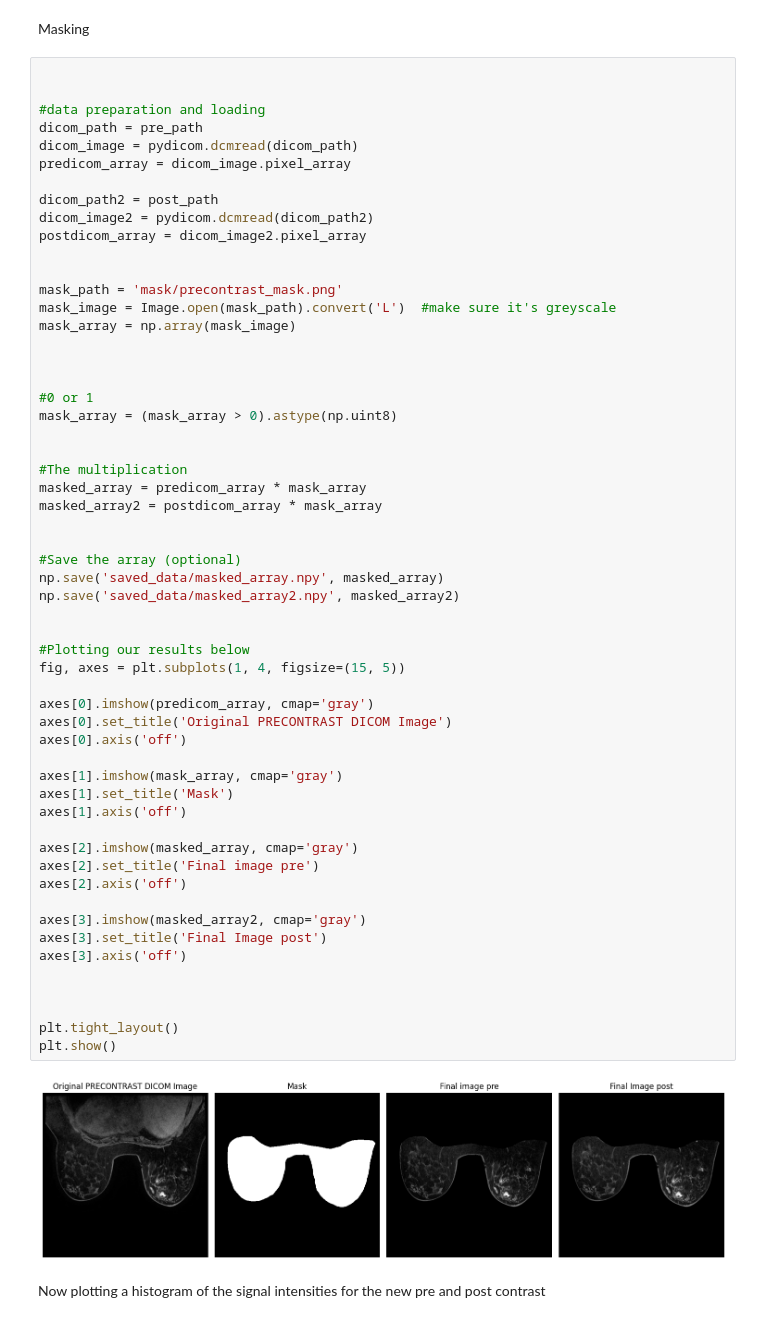
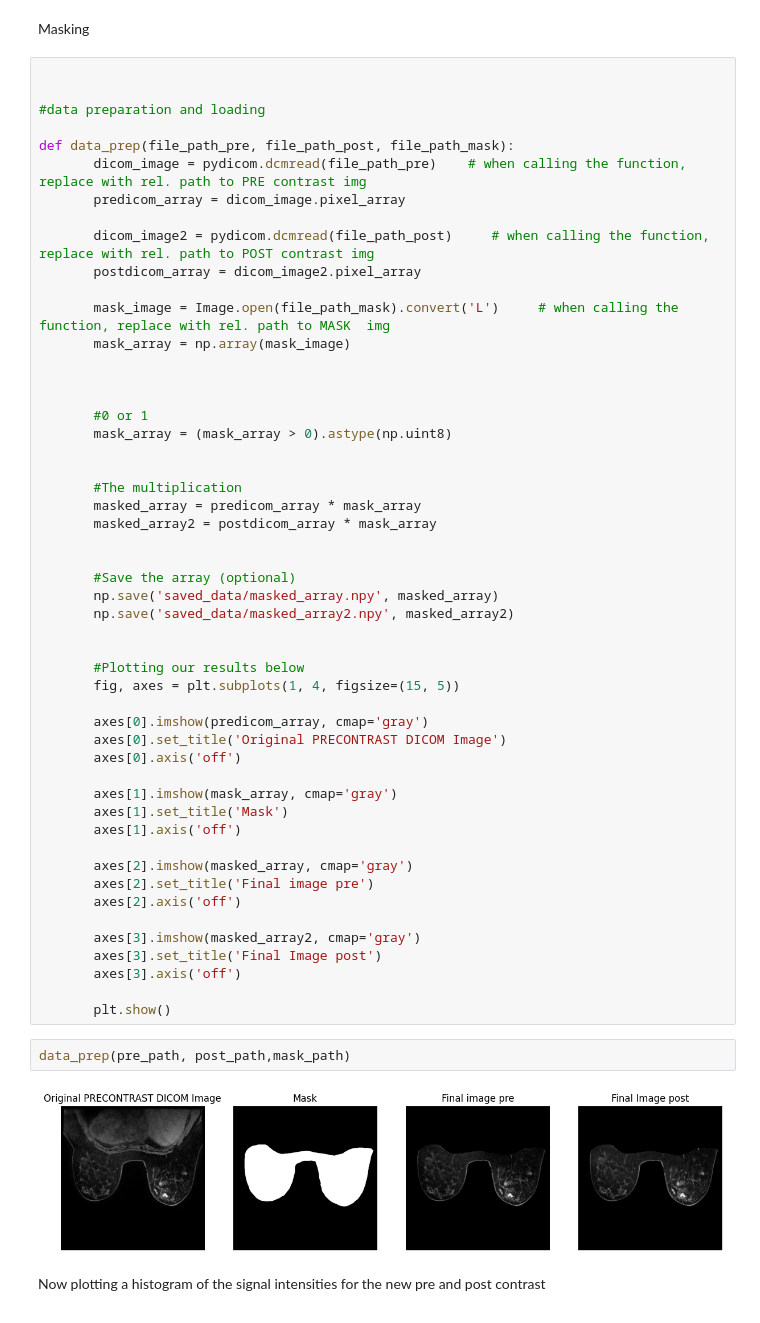
Before and after one commit to hsuryainfo/IntensityThreshold, a Jupyter notebook: contrast_enchan.ipynb, the cells around one changed output. Saved outputs shown, nothing was run; the diff lists cells and outputs as text.

Commit message:
made into functions

```diff
--- a/contrast_enchan.ipynb
+++ b/contrast_enchan.ipynb
@@ -22,60 +23,57 @@ Masking
 
 
 #data preparation and loading
-dicom_path = pre_path
-dicom_image = pydicom.dcmread(dicom_path)
-predicom_array = dicom_image.pixel_array
 
-dicom_path2 = post_path
-dicom_image2 = pydicom.dcmread(dicom_path2)
-postdicom_array = dicom_image2.pixel_array
+def data_prep(file_path_pre, file_path_post, file_path_mask):
+       dicom_image = pydicom.dcmread(file_path_pre)    # when calling the function, replace with rel. path to PRE contrast img
+       predicom_array = dicom_image.pixel_array
 
+       dicom_image2 = pydicom.dcmread(file_path_post)     # when calling the function, replace with rel. path to POST contrast img
+       postdicom_array = dicom_image2.pixel_array
 
-mask_path = 'mask/precontrast_mask.png'
-mask_image = Image.open(mask_path).convert('L')  #make sure it's greyscale
-mask_array = np.array(mask_image)
+       mask_image = Image.open(file_path_mask).convert('L')     # when calling the function, replace with rel. path to MASK  img
+       mask_array = np.array(mask_image)
 
 
 
-#0 or 1
-mask_array = (mask_array > 0).astype(np.uint8)
+       #0 or 1
+       mask_array = (mask_array > 0).astype(np.uint8)
 
 
-#The multiplication
-masked_array = predicom_array * mask_array
-masked_array2 = postdicom_array * mask_array
+       #The multiplication
+       masked_array = predicom_array * mask_array
+       masked_array2 = postdicom_array * mask_array
 
 
-#Save the array (optional)
-np.save('saved_data/masked_array.npy', masked_array)
-np.save('saved_data/masked_array2.npy', masked_array2)
+       #Save the array (optional)
+       np.save('saved_data/masked_array.npy', masked_array)
+       np.save('saved_data/masked_array2.npy', masked_array2)
 
 
-#Plotting our results below
-fig, axes = plt.subplots(1, 4, figsize=(15, 5))
+       #Plotting our results below
+       fig, axes = plt.subplots(1, 4, figsize=(15, 5))
 
-axes[0].imshow(predicom_array, cmap='gray')
-axes[0].set_title('Original PRECONTRAST DICOM Image')
-axes[0].axis('off')
+       axes[0].imshow(predicom_array, cmap='gray')
+       axes[0].set_title('Original PRECONTRAST DICOM Image')
+       axes[0].axis('off')
 
-axes[1].imshow(mask_array, cmap='gray')
-axes[1].set_title('Mask')
-axes[1].axis('off')
+       axes[1].imshow(mask_array, cmap='gray')
+       axes[1].set_title('Mask')
+       axes[1].axis('off')
 
-axes[2].imshow(masked_array, cmap='gray')
-axes[2].set_title('Final image pre')
-axes[2].axis('off')
+       axes[2].imshow(masked_array, cmap='gray')
+       axes[2].set_title('Final image pre')
+       axes[2].axis('off')
 
-axes[3].imshow(masked_array2, cmap='gray')
-axes[3].set_title('Final Image post')
-axes[3].axis('off')
+       axes[3].imshow(masked_array2, cmap='gray')
+       axes[3].set_title('Final Image post')
+       axes[3].axis('off')
 
-
-
-plt.tight_layout()
-plt.show()
+       plt.show()
-# %% [output]
-[figure, removed]
+# %%
+data_prep(pre_path, post_path,mask_path)
+# %% [output]
+[figure, added]
 # %% [markdown]
 Now plotting a histogram of the signal intensities for the new pre and post contrast
 # %%
```
Also changed, not shown: parts of 4 cells of this notebook, 1 other file.
